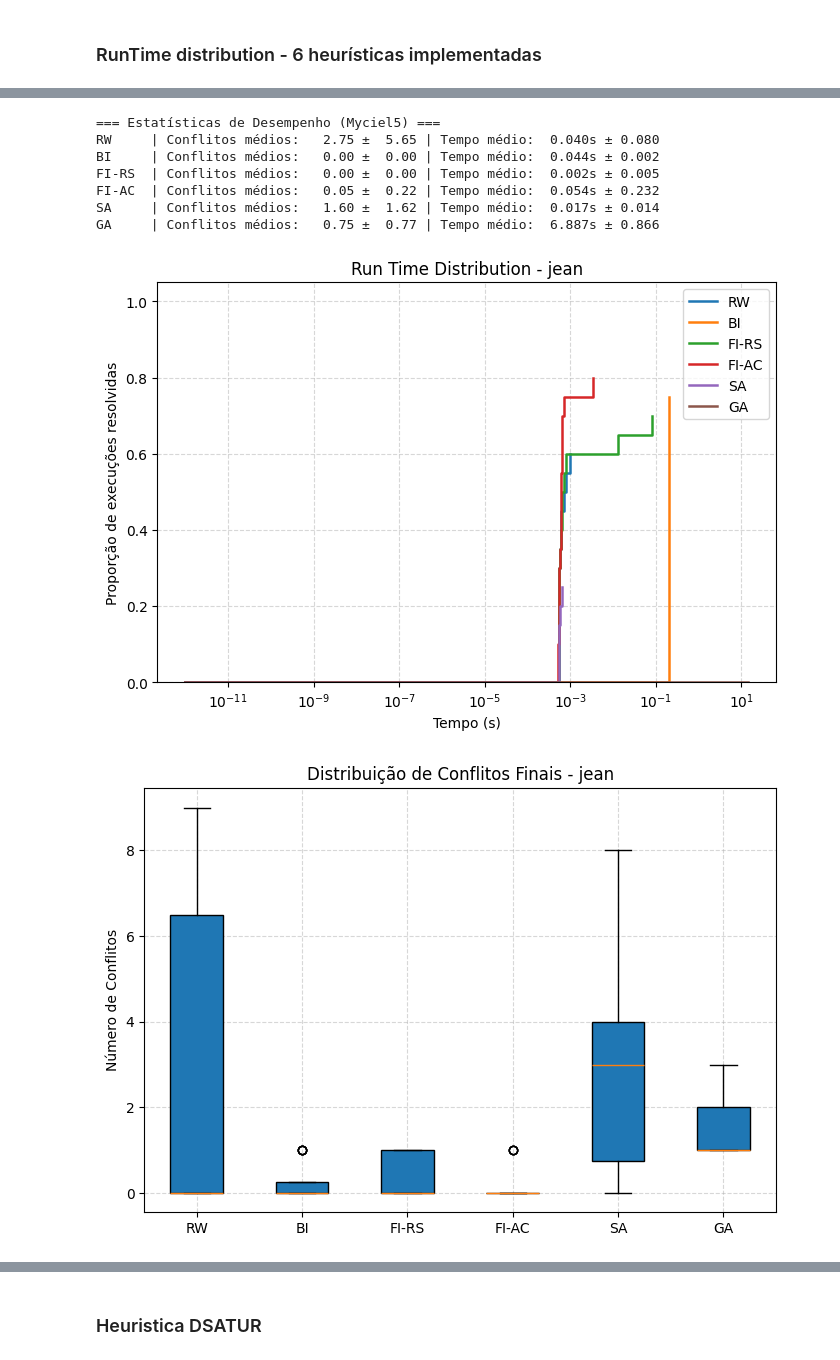
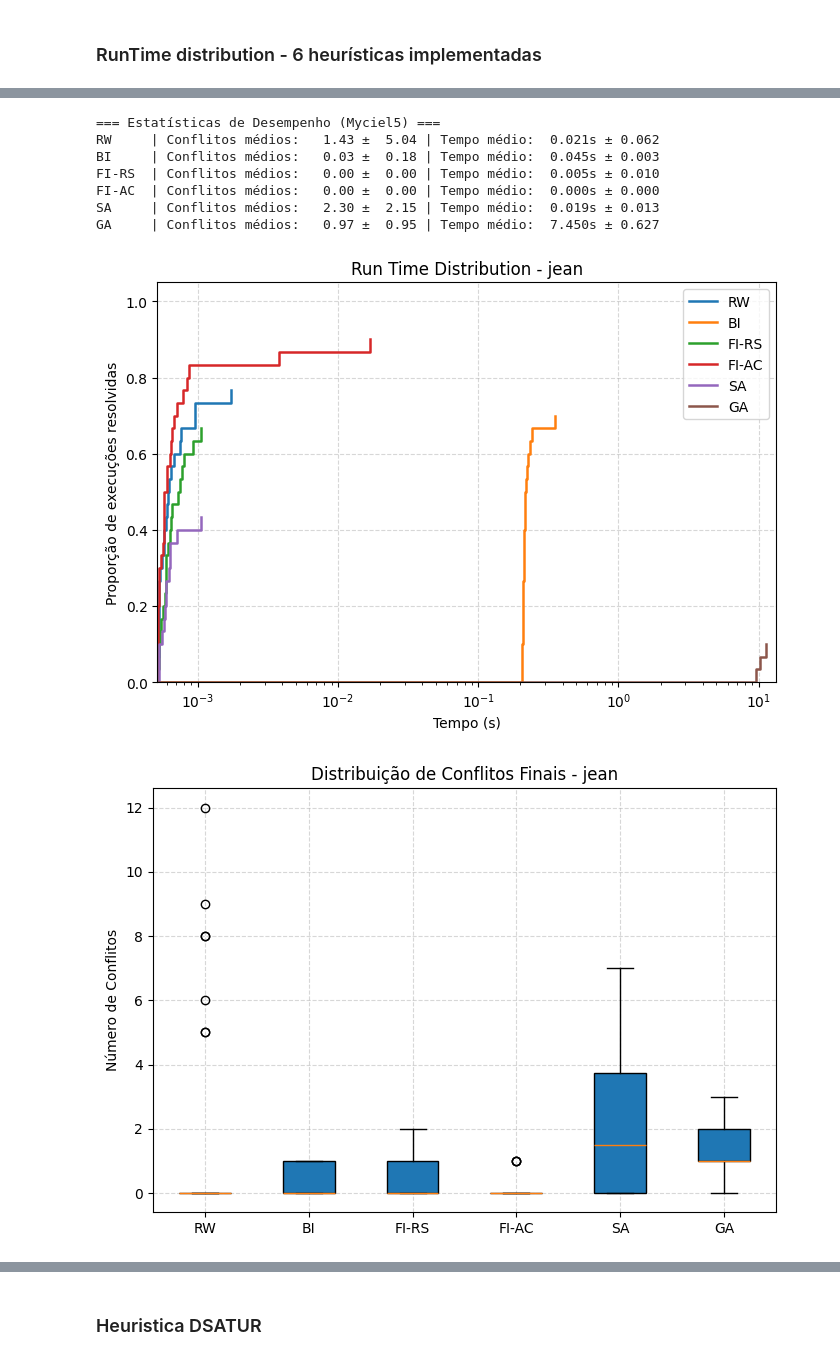
Before and after one commit to acpDaniel/graph-coloring, a Jupyter notebook: TP2_CSP_LocalSearch_GA.ipynb, the cells around one changed output, grey strips where cells are left out. Drawn from its saved outputs; the diff is of its cells as text; code cells hidden in the pictures.

```diff
--- a/TP2_CSP_LocalSearch_GA.ipynb
+++ b/TP2_CSP_LocalSearch_GA.ipynb
@@ -732,7 +748,7 @@ def testar_grafo(nome, grafo, cores):
 # %% [markdown]
 ### RunTime distribution - 6 heurísticas implementadas
 # %%
-num_execucoes = 20
+num_execucoes = 30
 max_iter = 1000
 
 heuristicas = {
@@ -764,6 +780,7 @@ def testar_heuristicas(grafo, cores, nome):
 
     plt.figure(figsize=(7, 5))
     max_time_global = max((t for h in heuristicas for t in tempos[h]), default=1.0)
+    min_time_global = min((t for h in heuristicas for t in tempos[h] if t > 0), default=1e-6)
     for h_nome in heuristicas:
         tempos_resolvidos = [t for (t, c) in zip(tempos[h_nome], resultados[h_nome]) if c == 0]
         if len(tempos_resolvidos) > 0:
@@ -776,6 +793,7 @@ def testar_heuristicas(grafo, cores, nome):
             proporcao_plot = np.array([0.0, 0.0])
         plt.step(tempos_plot, proporcao_plot, where="post", label=h_nome, linewidth=1.8)
     plt.xscale("log")
+    plt.xlim(min_time_global, max_time_global)
     plt.ylim(0, 1.05)
     plt.title(f"Run Time Distribution - {nome}")
     plt.xlabel("Tempo (s)")
@@ -786,7 +804,7 @@ def testar_heuristicas(grafo, cores, nome):
     plt.show()
 
     plt.figure(figsize=(7, 5))
-    plt.boxplot([resultados[h] for h in heuristicas], labels=list(heuristicas.keys()), patch_artist=True)
+    plt.boxplot([resultados[h] for h in heuristicas], tick_labels=list(heuristicas.keys()), patch_artist=True)
     plt.title(f"Distribuição de Conflitos Finais - {nome}")
     plt.ylabel("Número de Conflitos")
     plt.grid(True, linestyle="--", alpha=0.5)
@@ -794,7 +812,7 @@ def testar_heuristicas(grafo, cores, nome):
     plt.show()
 
     plt.figure(figsize=(7, 5))
-    plt.boxplot([tempos[h] for h in heuristicas], labels=list(heuristicas.keys()), patch_artist=True)
+    plt.boxplot([tempos[h] for h in heuristicas], tick_labels=list(heuristicas.keys()), patch_artist=True)
     plt.title(f"Distribuição de Tempo de Execução - {nome}")
     plt.ylabel("Tempo (s)")
     plt.grid(True, linestyle="--", alpha=0.5)
@@ -818,9 +836,9 @@ testar_heuristicas(grafo_jean, cores_jean, "jean")
 === Estatísticas de Desempenho (Myciel5) ===
-RW     | Conflitos médios:   2.75 ±  5.65 | Tempo médio:  0.040s ± 0.080
-BI     | Conflitos médios:   0.00 ±  0.00 | Tempo médio:  0.044s ± 0.002
-FI-RS  | Conflitos médios:   0.00 ±  0.00 | Tempo médio:  0.002s ± 0.005
-FI-AC  | Conflitos médios:   0.05 ±  0.22 | Tempo médio:  0.054s ± 0.232
-SA     | Conflitos médios:   1.60 ±  1.62 | Tempo médio:  0.017s ± 0.014
-GA     | Conflitos médios:   0.75 ±  0.77 | Tempo médio:  6.887s ± 0.866
+RW     | Conflitos médios:   1.43 ±  5.04 | Tempo médio:  0.021s ± 0.062
+BI     | Conflitos médios:   0.03 ±  0.18 | Tempo médio:  0.045s ± 0.003
+FI-RS  | Conflitos médios:   0.00 ±  0.00 | Tempo médio:  0.005s ± 0.010
+FI-AC  | Conflitos médios:   0.00 ±  0.00 | Tempo médio:  0.000s ± 0.000
+SA     | Conflitos médios:   2.30 ±  2.15 | Tempo médio:  0.019s ± 0.013
+GA     | Conflitos médios:   0.97 ±  0.95 | Tempo médio:  7.450s ± 0.627
-[figure, old version]
+[figure, new version]
-[figure, old version]
+[figure, new version]
```
Also changed, not shown: parts of 6 cells of this notebook.
